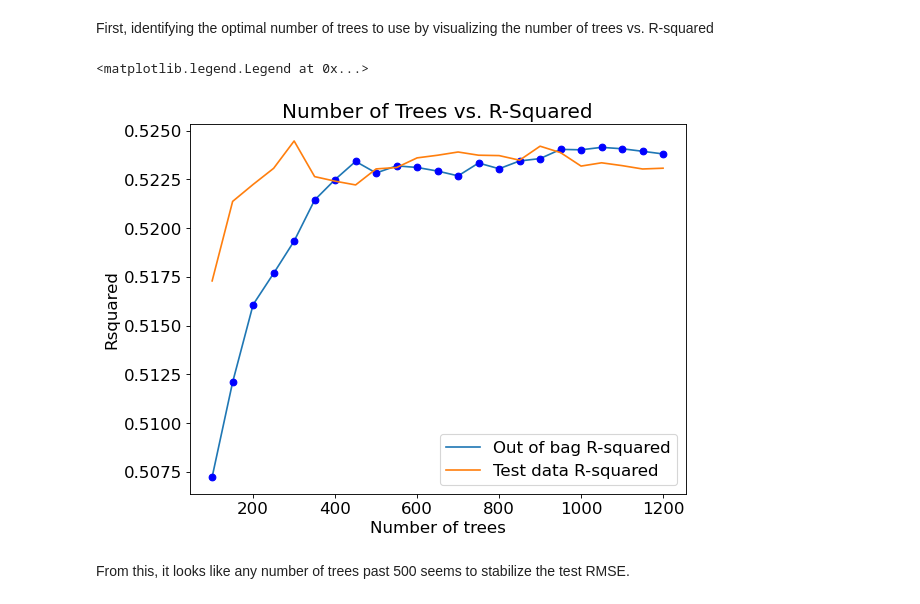
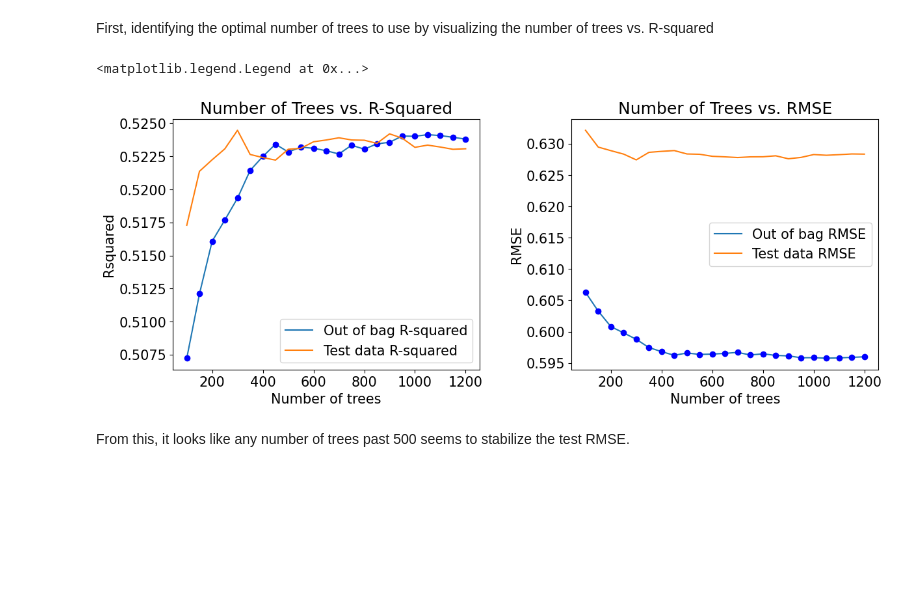
Before and after one commit to notlilawells/Saturn-303-3, a Jupyter notebook: Project-Report/Project_Code_Saturn.ipynb, the cells around one changed output. Cells and saved outputs as stored; diff of their text form; code cells hidden in the pictures; blank space fills up the shorter version.

```diff
--- a/Project-Report/Project_Code_Saturn.ipynb
+++ b/Project-Report/Project_Code_Saturn.ipynb
@@ -411,19 +411,27 @@ for i in range(100, 1201, 50):
     oob_rmse[i] = np.sqrt(mean_squared_error(model.oob_prediction_, y_train))
     test_rmse[i] = np.sqrt(mean_squared_error(model.predict(X_test), y_test))
 # %%
-# Plotting the number of trees vs. R-squared
-plt.rcParams.update({'font.size': 15})
-plt.figure(figsize=(8, 6), dpi=80)
-plt.title('Number of Trees vs. R-Squared')
-plt.plot(oob_rsquared.keys(),oob_rsquared.values(),label = 'Out of bag R-squared')
-plt.plot(oob_rsquared.keys(),oob_rsquared.values(),'o',color = 'blue')
-plt.plot(test_rsquared.keys(),test_rsquared.values(), label = 'Test data R-squared')
-plt.xlabel('Number of trees')
-plt.ylabel('Rsquared')
-plt.legend()
+# Plotting results
+fig, axes = plt.subplots(1,2,figsize=(14,5))
+
+plt.subplots_adjust(wspace= 0.3)
+axes[0].plot(oob_rsquared.keys(),oob_rsquared.values(),label = 'Out of bag R-squared')
+axes[0].plot(oob_rsquared.keys(),oob_rsquared.values(),'o',color = 'blue')
+axes[0].plot(test_rsquared.keys(),test_rsquared.values(), label = 'Test data R-squared')
+axes[0].set_title('Number of Trees vs. R-Squared')
+axes[0].set_xlabel('Number of trees')
+axes[0].set_ylabel('Rsquared')
+axes[0].legend()
+axes[1].plot(oob_rmse.keys(),oob_rmse.values(),label = 'Out of bag RMSE')
+axes[1].plot(oob_rmse.keys(),oob_rmse.values(),'o',color = 'blue')
+axes[1].plot(test_rmse.keys(),test_rmse.values(), label = 'Test data RMSE')
+axes[1].set_title('Number of Trees vs. RMSE')
+axes[1].set_xlabel('Number of trees')
+axes[1].set_ylabel('RMSE')
+axes[1].legend()
 # %% [output]
 <matplotlib.legend.Legend at 0x...>
-[figure, old version]
+[figure, new version]
 # %% [markdown]
 From this, it looks like any number of trees past 500 seems to stabilize the test RMSE.
 # %%
```
Also changed, not shown: parts of 6 cells of this notebook, 4 other files.
